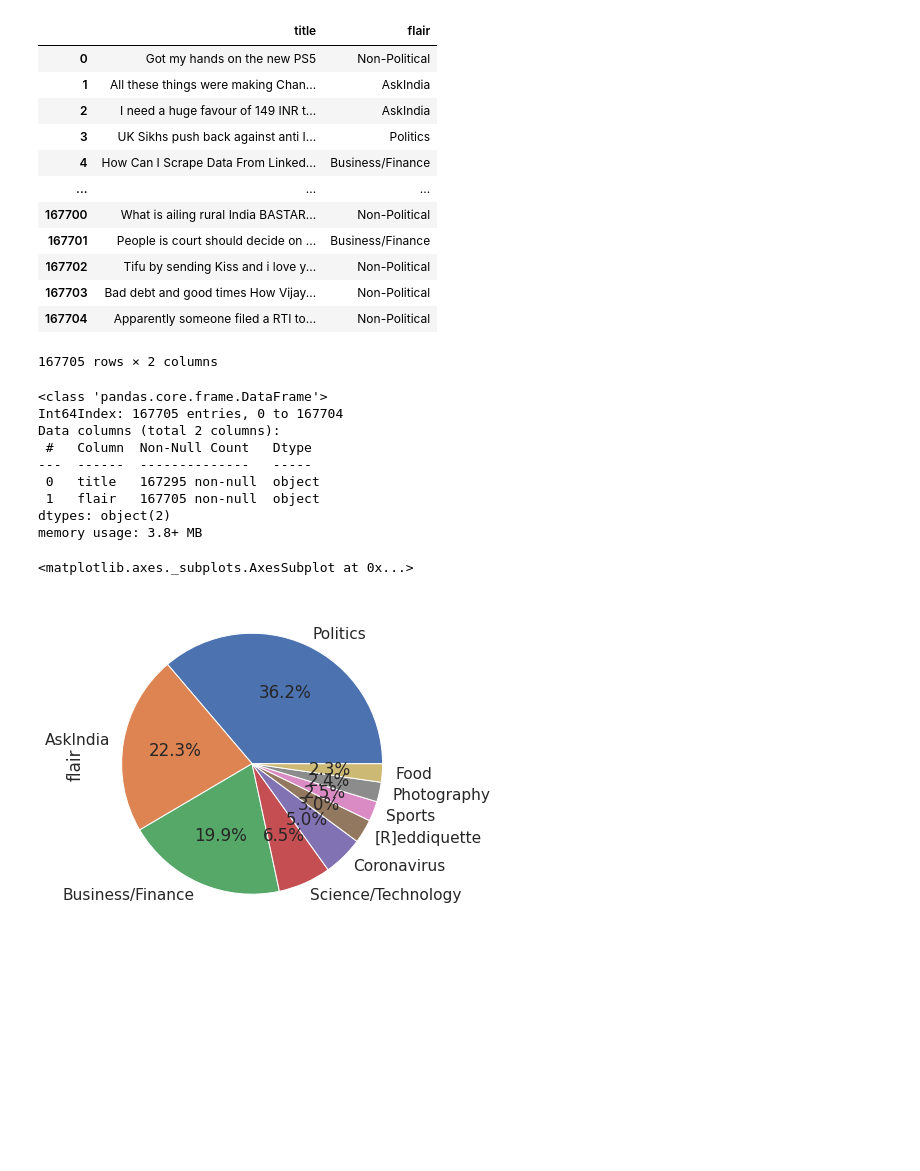
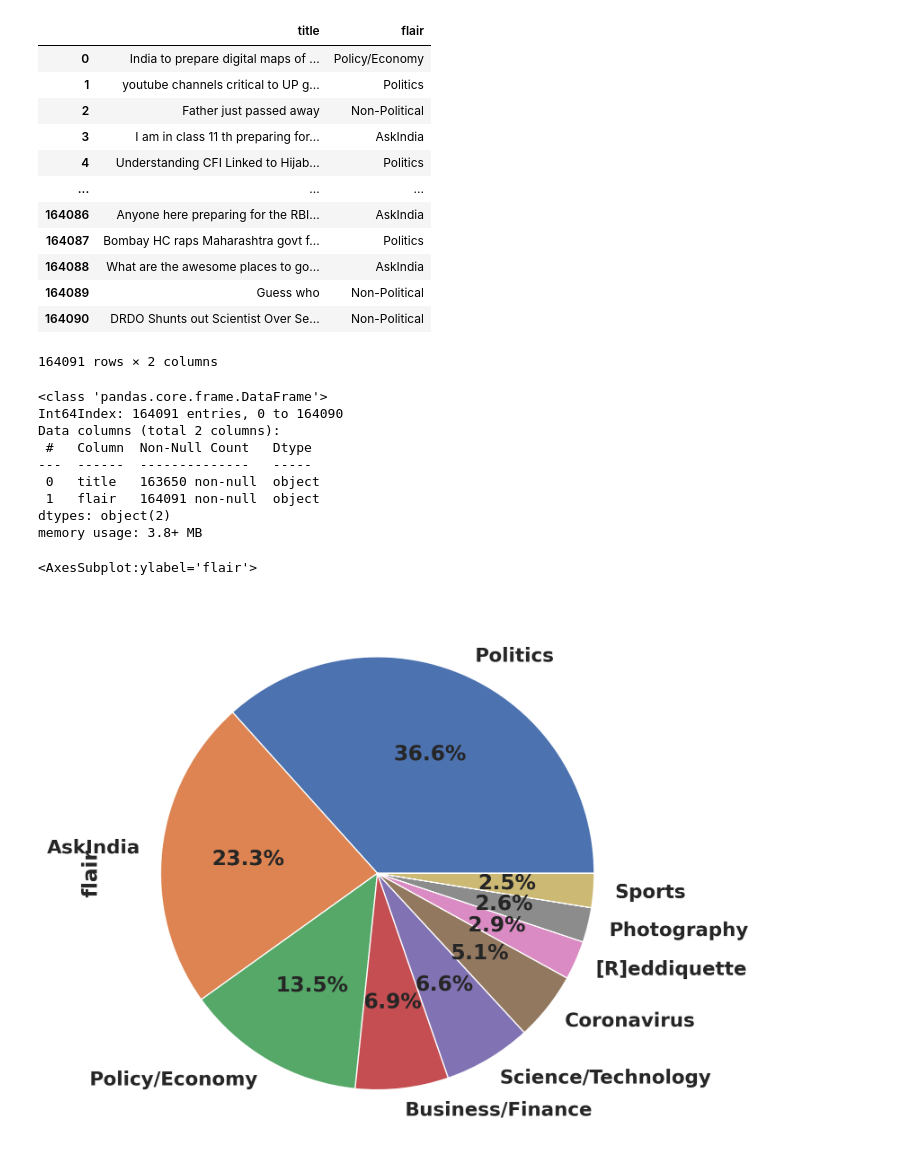
Before and after one commit to sm823zw/Reddit-Flair-Detection, a Jupyter notebook: bert_trainer.ipynb, the cells around one changed output. Cells and saved outputs as stored; diff of their text form; code cells hidden in the pictures; blank space fills up the shorter version.

```diff
--- a/bert_trainer.ipynb
+++ b/bert_trainer.ipynb
@@ -38,36 +15,45 @@ Drive already mounted at /content/drive; to attempt to forcibly remount, call dr
+# %%
+background = '#D7E5E5'
+mpl.rcParams['font.family']= 'Candara'
+mpl.rcParams['font.size'] = 12
+mpl.rcParams['font.weight'] = 'bold'
+mpl.rcParams['legend.title_fontsize'] = 10
+mpl.rcParams['savefig.facecolor']='white'
+mpl.rcParams['legend.fontsize'] = 10
+mpl.rcParams['axes.labelweight'] = 'heavy'
 # %%
 physical_devices = tf.config.list_physical_devices('GPU')
 tf.config.experimental.set_memory_growth(physical_devices[0], True)
 # %%
 pd.set_option('display.max_colwidth', None)
 # %%
-df = pd.read_csv('/content/drive/My Drive/final_dataset.csv', index_col=0)
+df = pd.read_csv('../input/redditflairdataset/final_dataset.csv', index_col=0)
 # %%
 df
 # %% [output]
 |  | title | flair |
-| 0 | Got my hands on the new PS5 | Non-Political |
-| 1 | All these things were making Chan... | AskIndia |
-| 2 | I need a huge favour of 149 INR t... | AskIndia |
-| 3 | UK Sikhs push back against anti I... | Politics |
-| 4 | How Can I Scrape Data From Linked... | Business/Finance |
+| 0 | India to prepare digital maps of ... | Policy/Economy |
+| 1 | youtube channels critical to UP g... | Politics |
+| 2 | Father just passed away | Non-Political |
+| 3 | I am in class 11 th preparing for... | AskIndia |
+| 4 | Understanding CFI Linked to Hijab... | Politics |
 | ... | ... | ... |
-| 167700 | What is ailing rural India BASTAR... | Non-Political |
-| 167701 | People is court should decide on ... | Business/Finance |
-| 167702 | Tifu by sending Kiss and i love y... | Non-Political |
-| 167703 | Bad debt and good times How Vijay... | Non-Political |
-| 167704 | Apparently someone filed a RTI to... | Non-Political |
+| 164086 | Anyone here preparing for the RBI... | AskIndia |
+| 164087 | Bombay HC raps Maharashtra govt f... | Politics |
+| 164088 | What are the awesome places to go... | AskIndia |
+| 164089 | Guess who | Non-Political |
+| 164090 | DRDO Shunts out Scientist Over Se... | Non-Political |
-167705 rows × 2 columns
+164091 rows × 2 columns
 # %%
 df.info()
 # %% [output]
 <class 'pandas.core.frame.DataFrame'>
-Int64Index: 167705 entries, 0 to 167704
+Int64Index: 164091 entries, 0 to 164090
 Data columns (total 2 columns):
  #   Column  Non-Null Count   Dtype
 ---  ------  --------------   -----
- 0   title   167295 non-null  object
- 1   flair   167705 non-null  object
+ 0   title   163650 non-null  object
+ 1   flair   164091 non-null  object
 dtypes: object(2)
 memory usage: 3.8+ MB
 # %%
@@ -79,9 +65,10 @@ df = df.reset_index(drop=True)
 # %%
 df.drop(df[df['flair']=='Non-Political'].index, inplace=True)
 # %%
-plt.figure(figsize=(8, 6))
+fig = plt.figure(figsize=(12, 8))
+fig.set_dpi(200)
 d = df['flair'].value_counts()
 d.plot.pie(autopct='%1.1f%%')
 # %% [output]
-<matplotlib.axes._subplots.AxesSubplot at 0x...>
+<AxesSubplot:ylabel='flair'>
-[figure, old version]
+[figure, new version]
```
Also changed, not shown: parts of 23 cells of this notebook, 1 other file.
